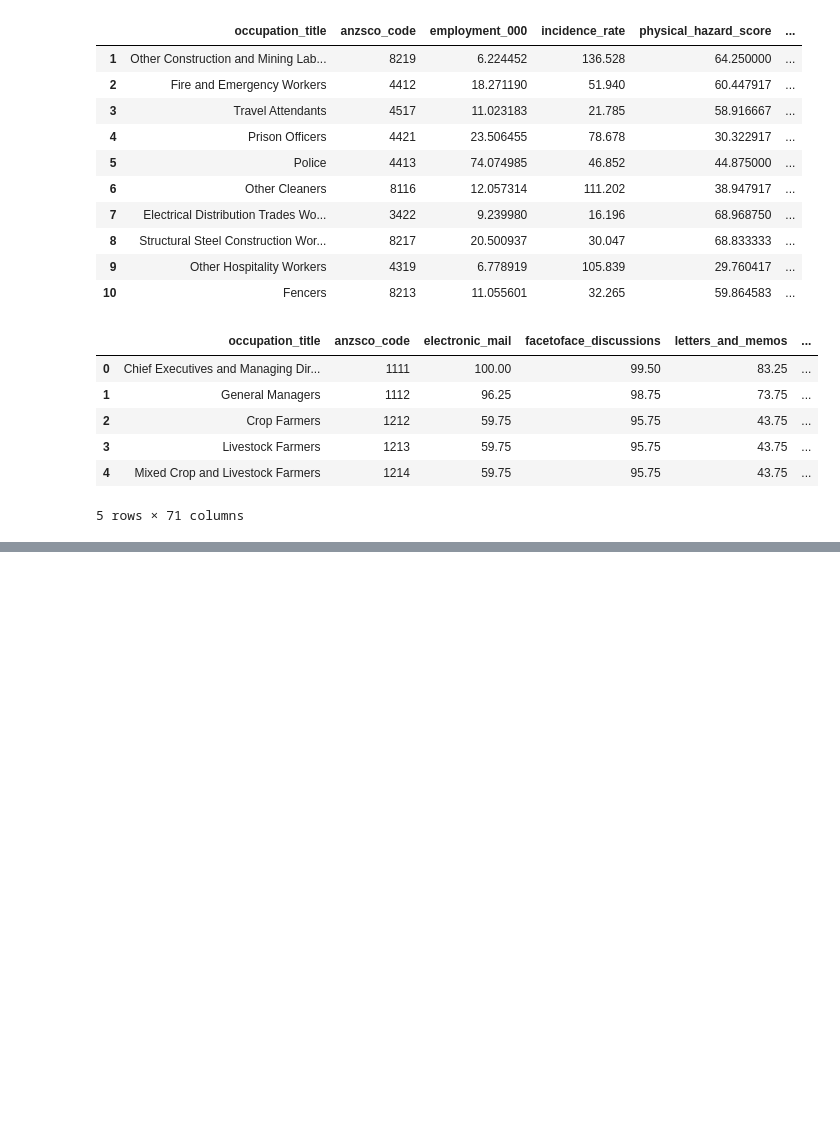
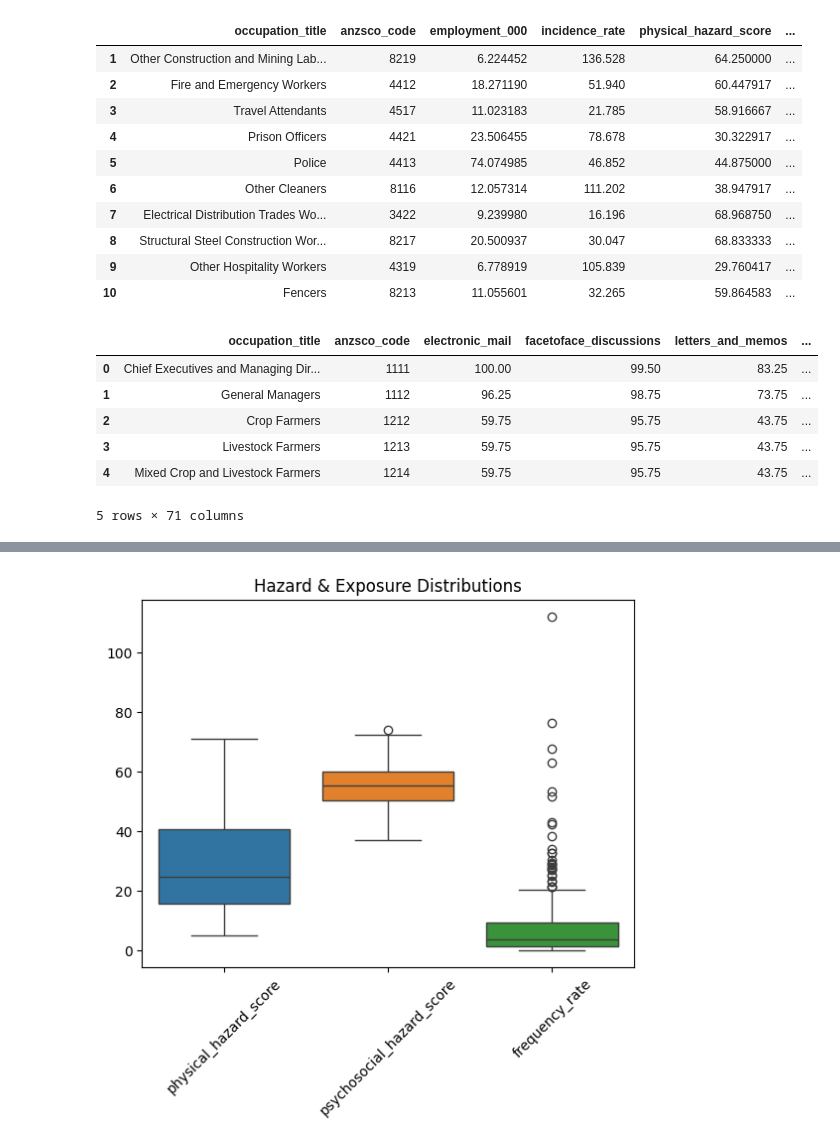
Before and after one commit to angelajacinto/whs-risk-analysis-end-to-end-data-pipeline, a Jupyter notebook: notebooks/whs_data_pipeline.ipynb, the cells around one changed output, grey strips where cells are left out. Saved outputs shown, nothing was run; the diff lists cells and outputs as text; code cells hidden in the pictures; blank space fills up the shorter version.

```diff
--- a/notebooks/whs_data_pipeline.ipynb
+++ b/notebooks/whs_data_pipeline.ipynb
@@ -517,0 +540,7 @@ bohd_clean.head()
+# %%
+sns.boxplot(data=bohd_clean[["physical_hazard_score", "psychosocial_hazard_score", "frequency_rate"]])
+plt.title("Hazard & Exposure Distributions")
+plt.xticks(rotation=45)
+plt.show()
+# %% [output]
+[figure, added]
```
Also changed, not shown: parts of 7 cells of this notebook.
